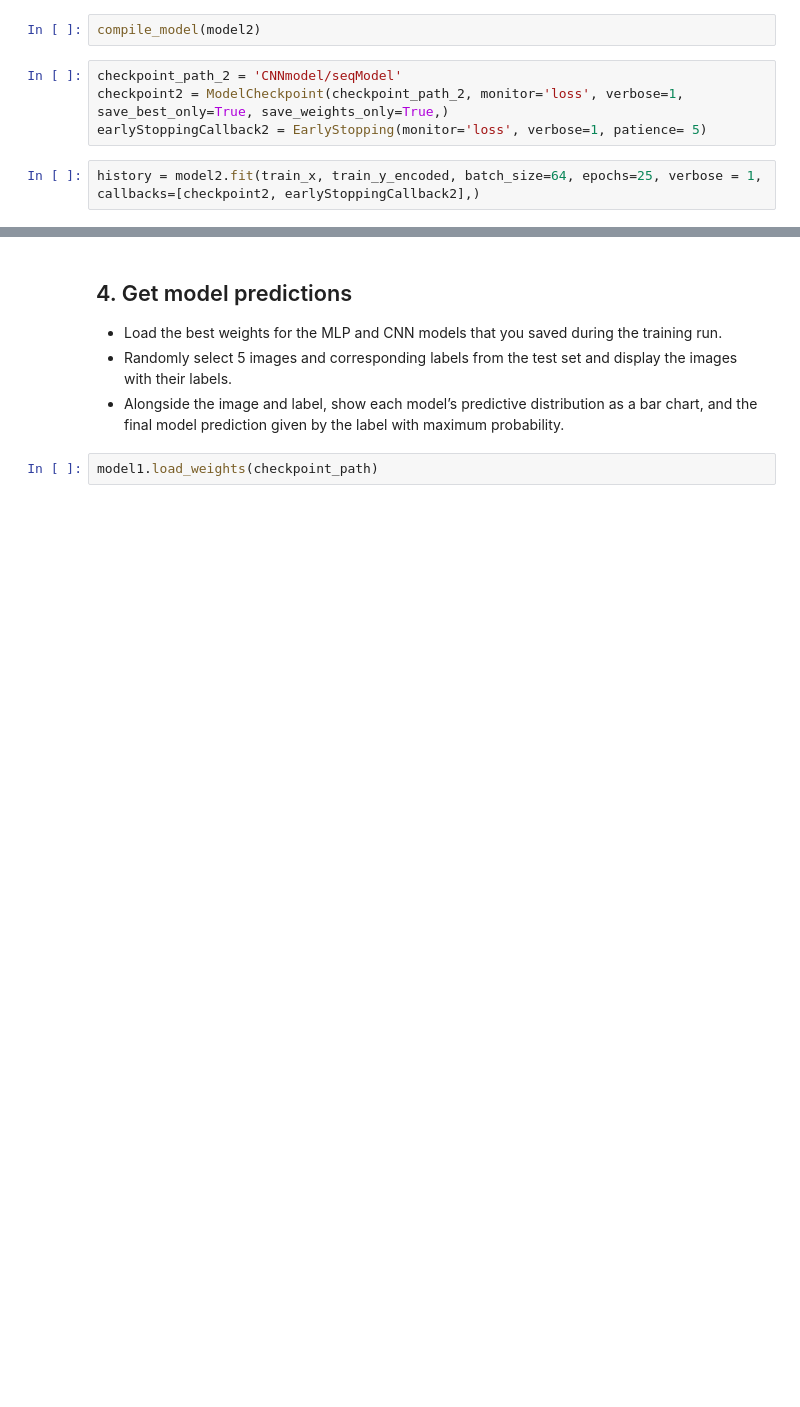
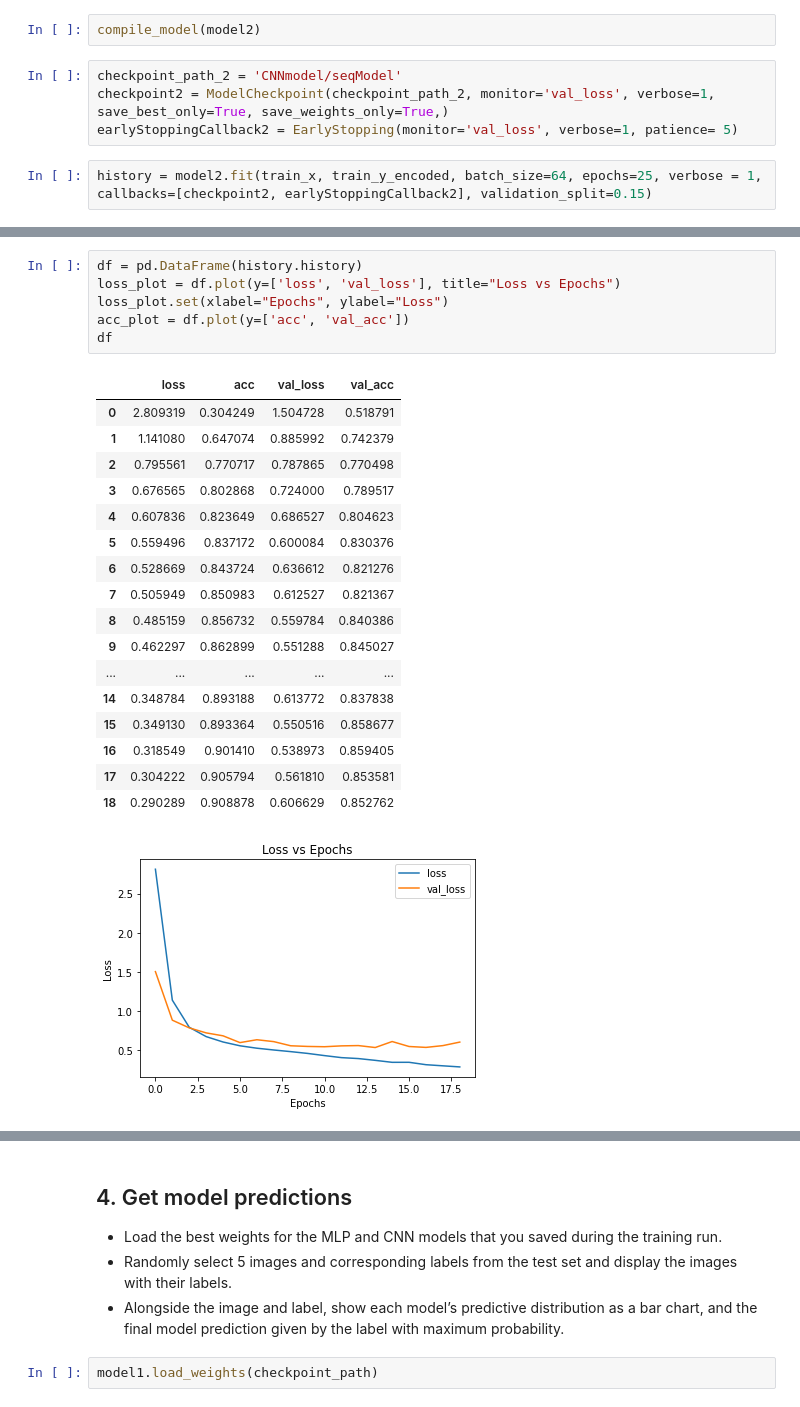
Before and after one commit to Arush0113/ArushTensorflowRepo, a Jupyter notebook: Capstone_Project.ipynb, the cells around one changed output, grey strips where cells are left out. Cells and saved outputs as stored; diff of their text form; blank space fills up the shorter version.

```diff
--- a/Capstone_Project.ipynb
+++ b/Capstone_Project.ipynb
@@ -223,9 +271,9 @@ model2 = get_CNNmodel(train_x[0].shape)
 compile_model(model2)
 # %%
 checkpoint_path_2 = 'CNNmodel/seqModel'
-checkpoint2 = ModelCheckpoint(checkpoint_path_2, monitor='loss', verbose=1, save_best_only=True, save_weights_only=True,)
-earlyStoppingCallback2 = EarlyStopping(monitor='loss', verbose=1, patience= 5)
+checkpoint2 = ModelCheckpoint(checkpoint_path_2, monitor='val_loss', verbose=1, save_best_only=True, save_weights_only=True,)
+earlyStoppingCallback2 = EarlyStopping(monitor='val_loss', verbose=1, patience= 5)
 # %%
-history = model2.fit(train_x, train_y_encoded, batch_size=64, epochs=25, verbose = 1, callbacks=[checkpoint2, earlyStoppingCallback2],)
+history = model2.fit(train_x, train_y_encoded, batch_size=64, epochs=25, verbose = 1, callbacks=[checkpoint2, earlyStoppingCallback2], validation_split=0.15)
 # %% [output]
 Epoch 1/25
@@ -247,0 +296,25 @@ Epoch 00025: loss did not improve from 0.15672
+# %%
+df = pd.DataFrame(history.history)
+loss_plot = df.plot(y=['loss', 'val_loss'], title="Loss vs Epochs")
+loss_plot.set(xlabel="Epochs", ylabel="Loss")
+acc_plot = df.plot(y=['acc', 'val_acc'])
+df
+# %% [output]
+|  | loss | acc | val_loss | val_acc |
+| 0 | 2.809319 | 0.304249 | 1.504728 | 0.518791 |
+| 1 | 1.141080 | 0.647074 | 0.885992 | 0.742379 |
+| 2 | 0.795561 | 0.770717 | 0.787865 | 0.770498 |
+| 3 | 0.676565 | 0.802868 | 0.724000 | 0.789517 |
+| 4 | 0.607836 | 0.823649 | 0.686527 | 0.804623 |
+| 5 | 0.559496 | 0.837172 | 0.600084 | 0.830376 |
+| 6 | 0.528669 | 0.843724 | 0.636612 | 0.821276 |
+| 7 | 0.505949 | 0.850983 | 0.612527 | 0.821367 |
+| 8 | 0.485159 | 0.856732 | 0.559784 | 0.840386 |
+| 9 | 0.462297 | 0.862899 | 0.551288 | 0.845027 |
+| ... | ... | ... | ... | ... |
+| 14 | 0.348784 | 0.893188 | 0.613772 | 0.837838 |
+| 15 | 0.349130 | 0.893364 | 0.550516 | 0.858677 |
+| 16 | 0.318549 | 0.901410 | 0.538973 | 0.859405 |
+| 17 | 0.304222 | 0.905794 | 0.561810 | 0.853581 |
+| 18 | 0.290289 | 0.908878 | 0.606629 | 0.852762 |
+[figure, added]
```
Also changed, not shown: parts of 9 cells of this notebook.
